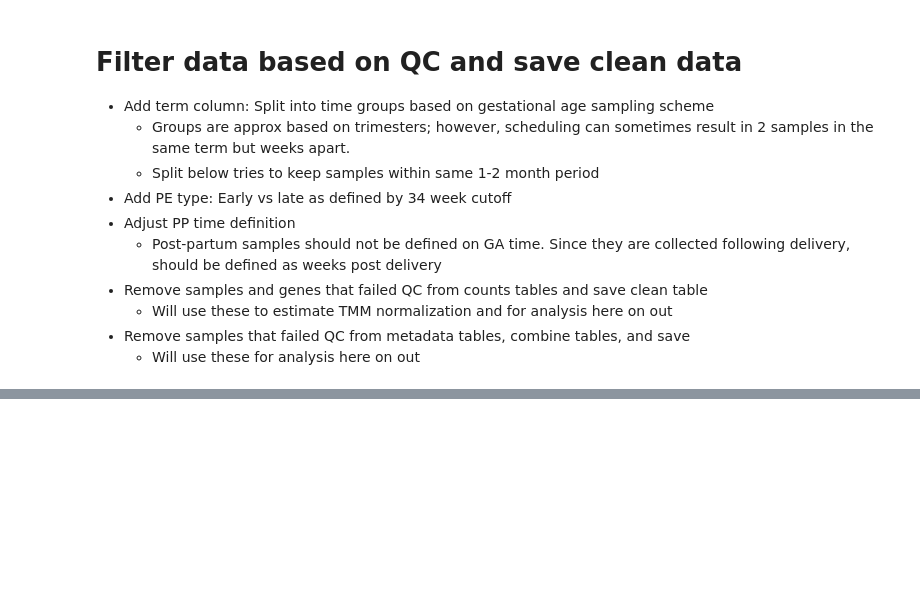
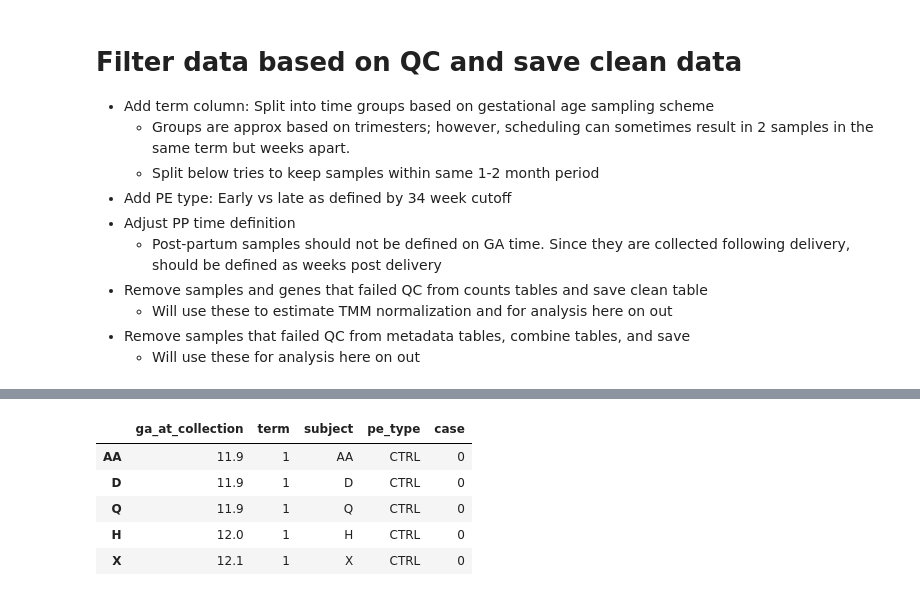
Before and after one commit to miramou/pe_cfrna, a Jupyter notebook: analysis/0_QC.ipynb, the cells around one changed output, grey strips where cells are left out. Cells and saved outputs as stored; diff of their text form; code cells hidden in the pictures; blank space fills up the shorter version.

```diff
--- a/analysis/0_QC.ipynb
+++ b/analysis/0_QC.ipynb
@@ -135,0 +227,14 @@ Counts table now has 11409 genes and 24 samples
+# %%
+#Munchel et al 2020, S1 - PEARL healthy pregnancy data
+munchel_s1_meta = read_save_munchel_data(filepath = '../../data/munchel_data/aaz0131_Data_file_S1.xlsx',
+                                         cnts_out_path = '../../data/munchel_data/S1_counts_only.csv',
+                                         meta_out_path = '../../data/munchel_data/S1_meta.csv',
+                                         mult_samples_per_person = True, is_all_nt = True)
+munchel_s1_meta.head()
+# %% [output]
+|  | ga_at_collection | term | subject | pe_type | case |
+| AA | 11.9 | 1 | AA | CTRL | 0 |
+| D | 11.9 | 1 | D | CTRL | 0 |
+| Q | 11.9 | 1 | Q | CTRL | 0 |
+| H | 12.0 | 1 | H | CTRL | 0 |
+| X | 12.1 | 1 | X | CTRL | 0 |
```
Also changed, not shown: parts of 16 cells of this notebook, 2 other files.
